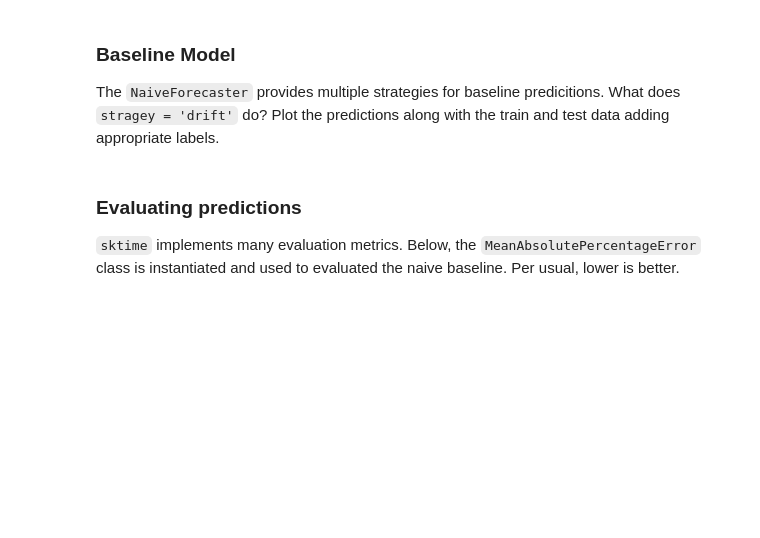
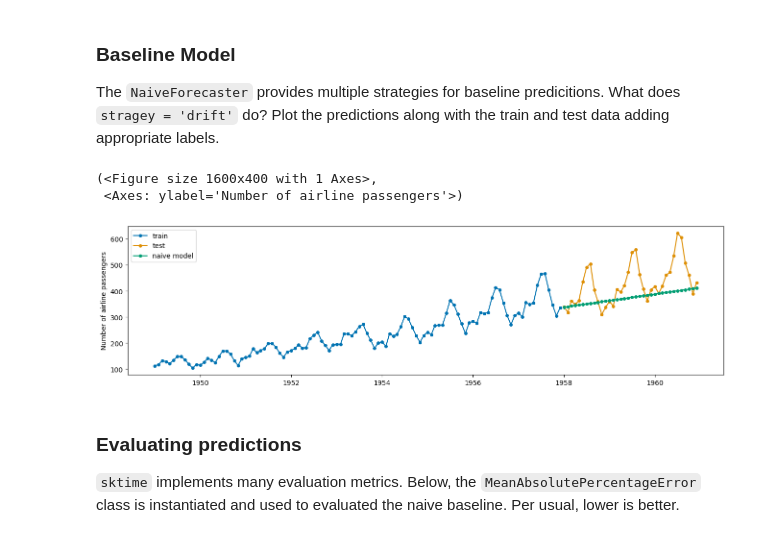
Before and after one commit to jfkoehler/nyu_bootcamp_fa24, a Jupyter notebook: _build/jupyter_execute/forecasting_I.ipynb, the cells around one changed output. Drawn from its saved outputs; the diff is of its cells as text; code cells hidden in the pictures; blank space fills up the shorter version.

```diff
--- a/_build/jupyter_execute/forecasting_I.ipynb
+++ b/_build/jupyter_execute/forecasting_I.ipynb
@@ -170,6 +186,11 @@ forecaster.fit(X_train)
 yhat = forecaster.predict(fh)
 # %%
 #plot the predictions using plot_series
+plot_series(X_train, X_test, yhat, labels = ['train', 'test', 'naive model'])
+# %% [output]
+(<Figure size 1600x400 with 1 Axes>,
+ <Axes: ylabel='Number of airline passengers'>)
+[figure, added]
 # %% [markdown]
 ### Evaluating predictions
 
```
Also changed, not shown: parts of 50 cells of this notebook, 20 other files.
